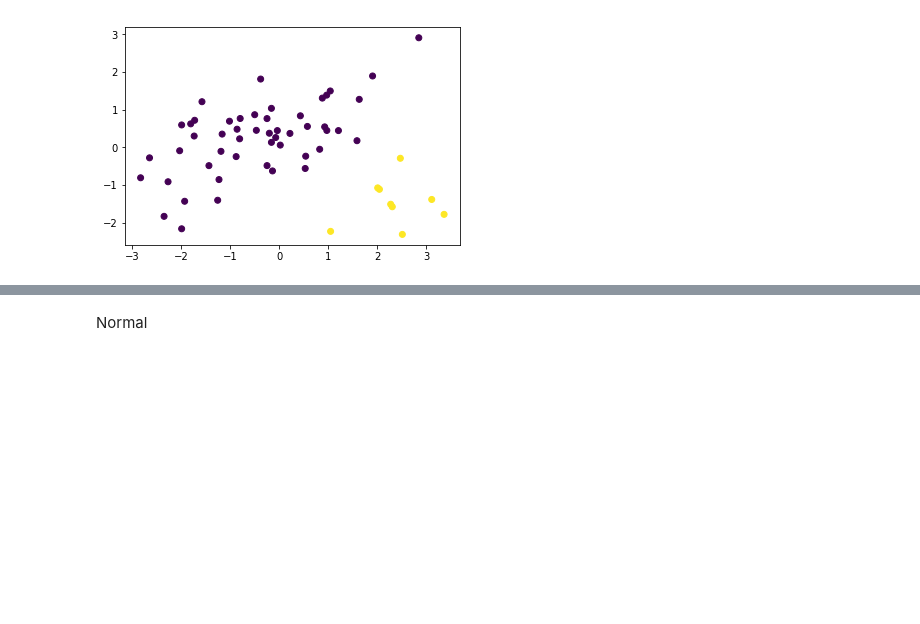
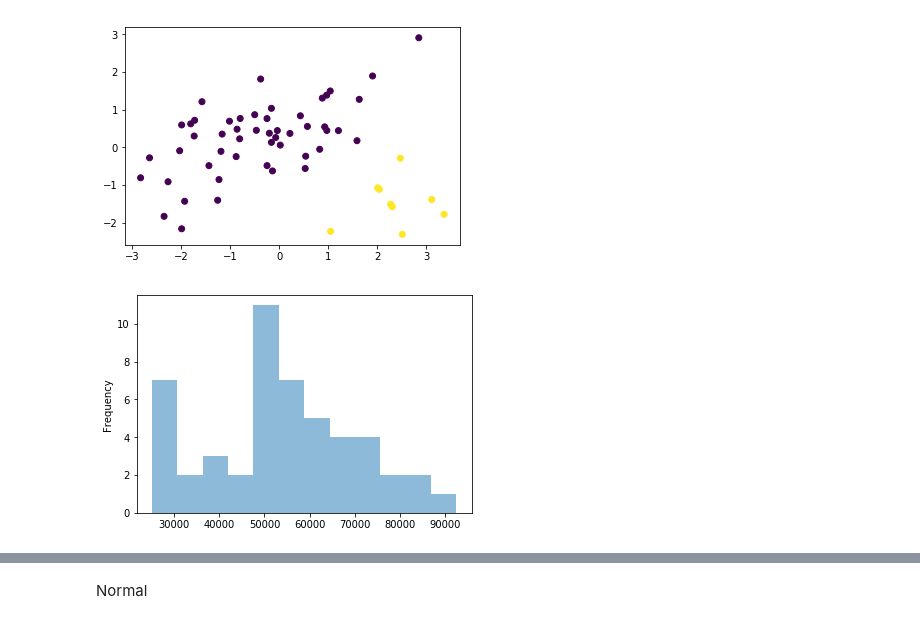
Before and after one commit to Fyfy1996/NYC_circular_econ, a Jupyter notebook: demographic_waste_cluster.ipynb, the cells around one changed output, grey strips where cells are left out. Saved outputs shown, nothing was run; the diff lists cells and outputs as text; code cells hidden in the pictures; blank space fills up the shorter version.

```diff
--- a/demographic_waste_cluster.ipynb
+++ b/demographic_waste_cluster.ipynb
@@ -320,7 +325,19 @@ For n_clusters =39, the average silhouette_score is :0.251980119308467
 # %%
 gmm = GaussianMixture(n_components=2,random_state=100)
 cluster_labels = gmm.fit_predict(SAH_pc)
+SAH_labels = cluster_labels
 plt.scatter(SAH_pc[:,0],SAH_pc[:,1],c=cluster_labels) #X population, Y income
 plt.show()
 # %% [output]
 [figure]
+# %%
+SAH_demo2 = SAH_demo
+SAH_demo2['cluster_label'] = SAH_labels
+SAH_demo2 = SAH_demo2.drop(columns=['avg_organic'])
+SAH_demo2['avg_recyclable'] = SAH_demo2['avg_paper']+SAH_demo2['avg_mix']
+cluster_0 = SAH_demo2.loc[SAH_demo2.cluster_label == 0]
+cluster_1 = SAH_demo2.loc[SAH_demo2.cluster_label == 1]
+# %%
+ax = cluster_0.HH_Income.plot.hist(bins=12, alpha=0.5, ylim=(0,11.5))
+# %% [output]
+[figure, added]
```
Also changed, not shown: parts of 25 cells of this notebook.
